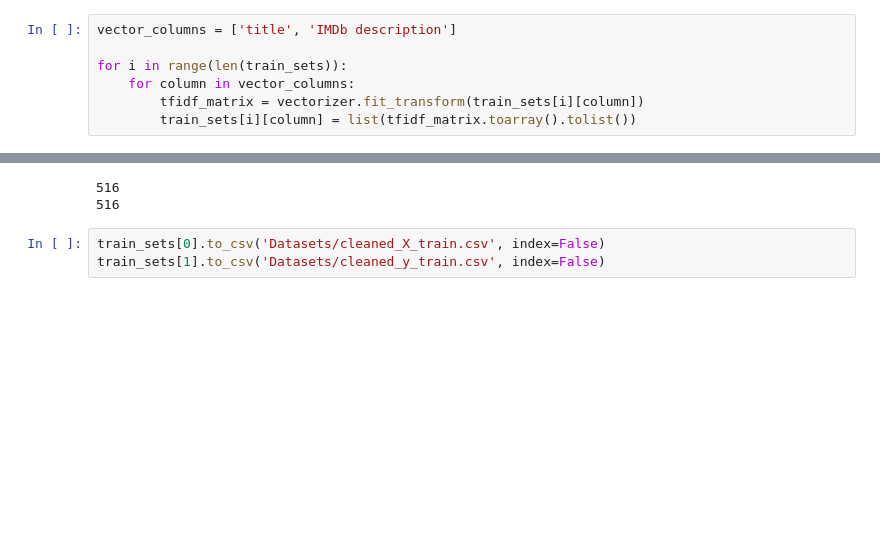
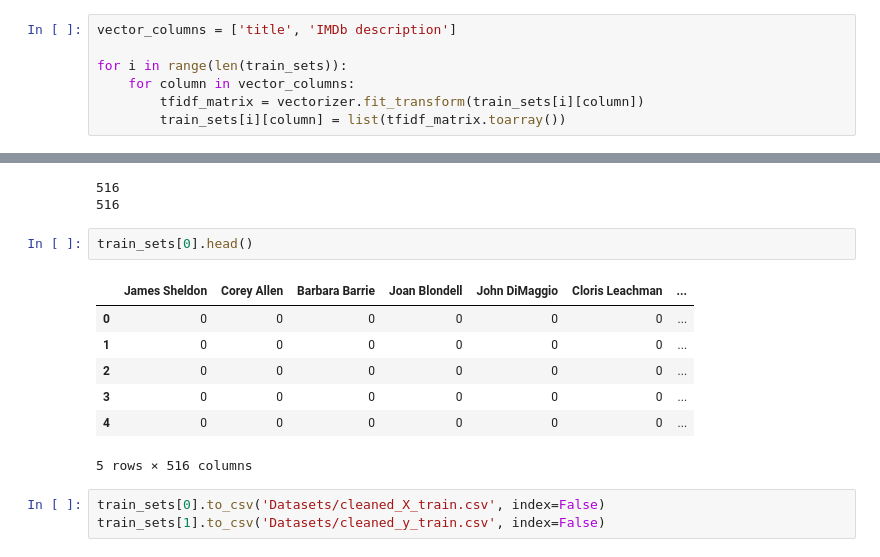
Before and after one commit to Thimomo/IMDB-category-generalization, a Jupyter notebook: Thimo.ipynb, the cells around one changed output, grey strips where cells are left out. Cells and saved outputs as stored; diff of their text form; blank space fills up the shorter version.

```diff
--- a/Thimo.ipynb
+++ b/Thimo.ipynb
@@ -219,7 +220,7 @@ vector_columns = ['title', 'IMDb description']
 for i in range(len(train_sets)):
     for column in vector_columns:
         tfidf_matrix = vectorizer.fit_transform(train_sets[i][column])
-        train_sets[i][column] = list(tfidf_matrix.toarray().tolist())
+        train_sets[i][column] = list(tfidf_matrix.toarray())
 # %%
 train_sets[0].head()
 # %% [output]
@@ -260,6 +276,16 @@ print(len(train_sets[1].columns))
 # %% [output]
 516
 516
+# %%
+train_sets[0].head()
+# %% [output]
+|  | James Sheldon | Corey Allen | Barbara Barrie | Joan Blondell | John DiMaggio | Cloris Leachman | ... |
+| 0 | 0 | 0 | 0 | 0 | 0 | 0 | ... |
+| 1 | 0 | 0 | 0 | 0 | 0 | 0 | ... |
+| 2 | 0 | 0 | 0 | 0 | 0 | 0 | ... |
+| 3 | 0 | 0 | 0 | 0 | 0 | 0 | ... |
+| 4 | 0 | 0 | 0 | 0 | 0 | 0 | ... |
+5 rows × 516 columns
 # %%
 train_sets[0].to_csv('Datasets/cleaned_X_train.csv', index=False)
 train_sets[1].to_csv('Datasets/cleaned_y_train.csv', index=False)
```
Also changed, not shown: parts of 2 cells of this notebook, 3 other files.
